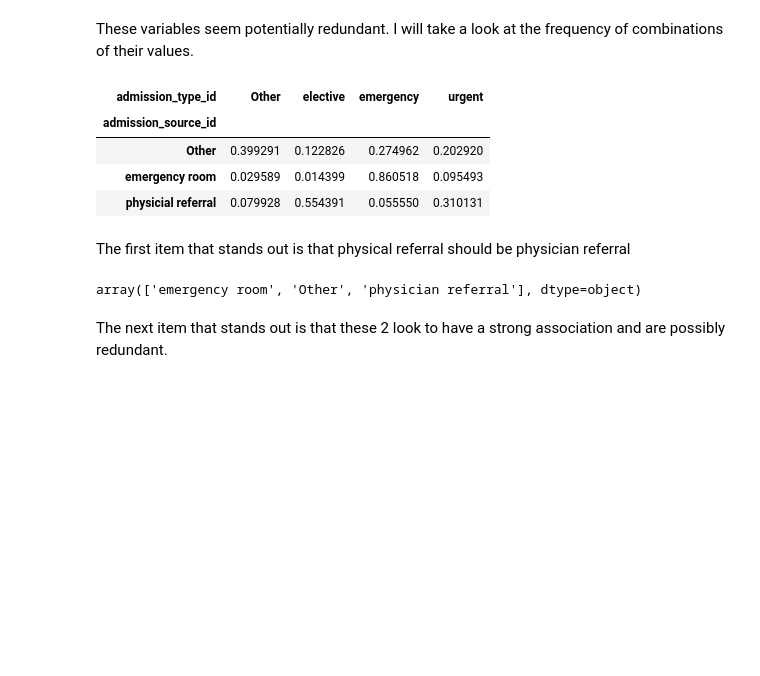
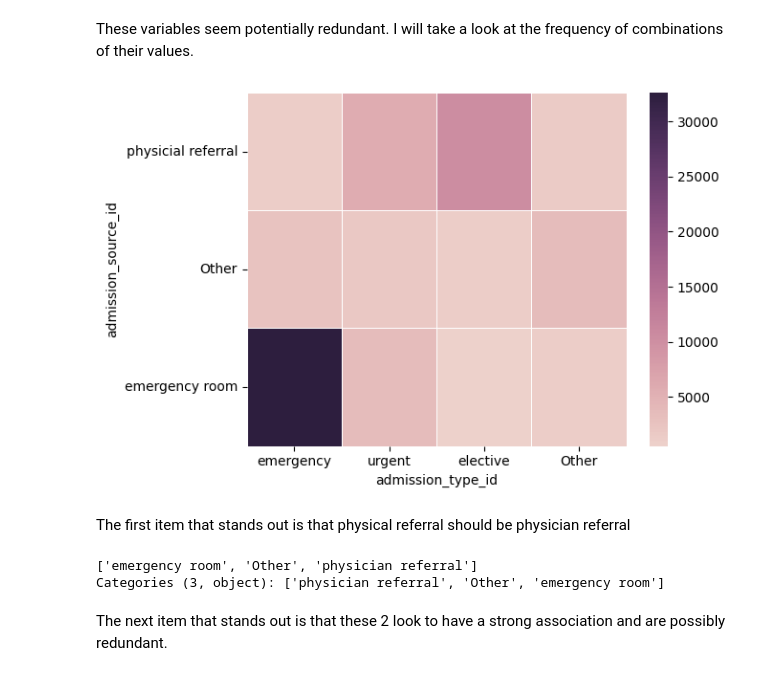
Before and after one commit to ashbyj/PredictingReadmissions, a Jupyter notebook: notebooks/2-ja-eda.ipynb, the cells around one changed output. Saved outputs shown, nothing was run; the diff lists cells and outputs as text; code cells hidden in the pictures; blank space fills up the shorter version.

```diff
--- a/notebooks/2-ja-eda.ipynb
+++ b/notebooks/2-ja-eda.ipynb
@@ -40,8 +43,7 @@ Note: you may need to restart the kernel to use updated packages.
 # %% [markdown]
 Start with the output of the data wrangling and confirm load
 # %%
-admissions = pd.read_csv('../data/interim/notebook1_output.csv',
-                         index_col='encounter_id')
+admissions = feather.read_dataframe('../data/interim/notebook1_output.feather')
 print(admissions.shape)
 admissions.head(3)
 # %% [output]
@@ -246,21 +269,21 @@ twoRace = twoRace.drop(['discharge_disposition_id'], axis=1)
 ### admission source and type <a id='admit_st'></a>
 # %% [markdown]
 These variables seem potentially redundant.  I will take a look at the frequency of combinations of their values.
-# %%
-pd.crosstab(twoRace['admission_source_id'], twoRace['admission_type_id'], normalize='index')
-# %% [output]
-| admission_type_id | Other | elective | emergency | urgent |
-| admission_source_id |  |  |  |  |
-| Other | 0.399291 | 0.122826 | 0.274962 | 0.202920 |
-| emergency room | 0.029589 | 0.014399 | 0.860518 | 0.095493 |
-| physicial referral | 0.079928 | 0.554391 | 0.055550 | 0.310131 |
+# %%
+crosstab = pd.crosstab(twoRace['admission_source_id'], twoRace['admission_type_id'])
+sns.heatmap(crosstab, cmap=sns.cubehelix_palette(as_cmap=True), yticklabels=True, linewidths=0.5)
+plt.yticks(rotation=0)
+plt.show()
+# %% [output]
+[figure, added]
 # %% [markdown]
 The first item that stands out is that physical referral should be physician referral
 # %%
-twoRace.loc[twoRace['admission_source_id'] == 'physicial referral', 'admission_source_id'] = 'physician referral'
+twoRace['admission_source_id'] = twoRace['admission_source_id'].cat.rename_categories({'physicial referral': 'physician referral'})
 twoRace.admission_source_id.unique()
 # %% [output]
-array(['emergency room', 'Other', 'physician referral'], dtype=object)
+['emergency room', 'Other', 'physician referral']
+Categories (3, object): ['physician referral', 'Other', 'emergency room']
 # %% [markdown]
 The next item that stands out is that these 2 look to have a strong association and are possibly redundant.
 # %%
```
Also changed, not shown: parts of 20 cells of this notebook.
